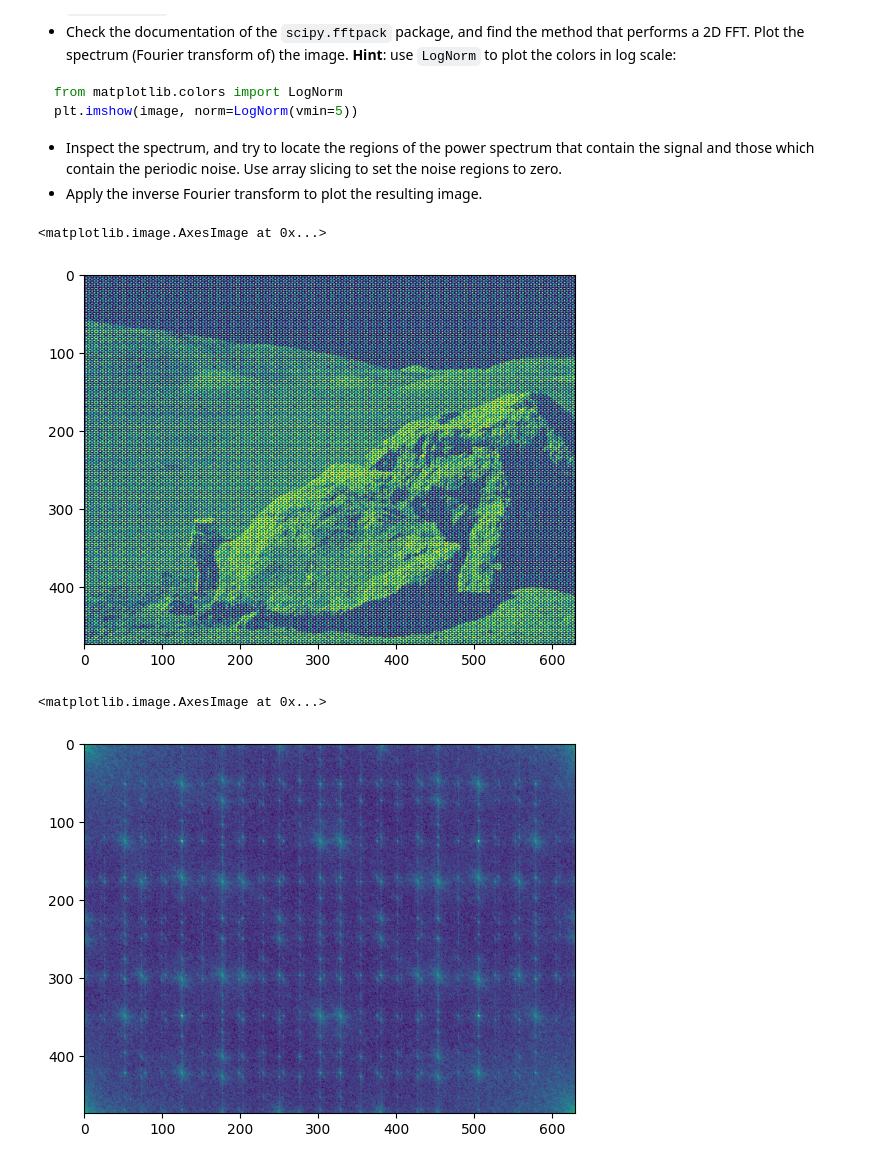
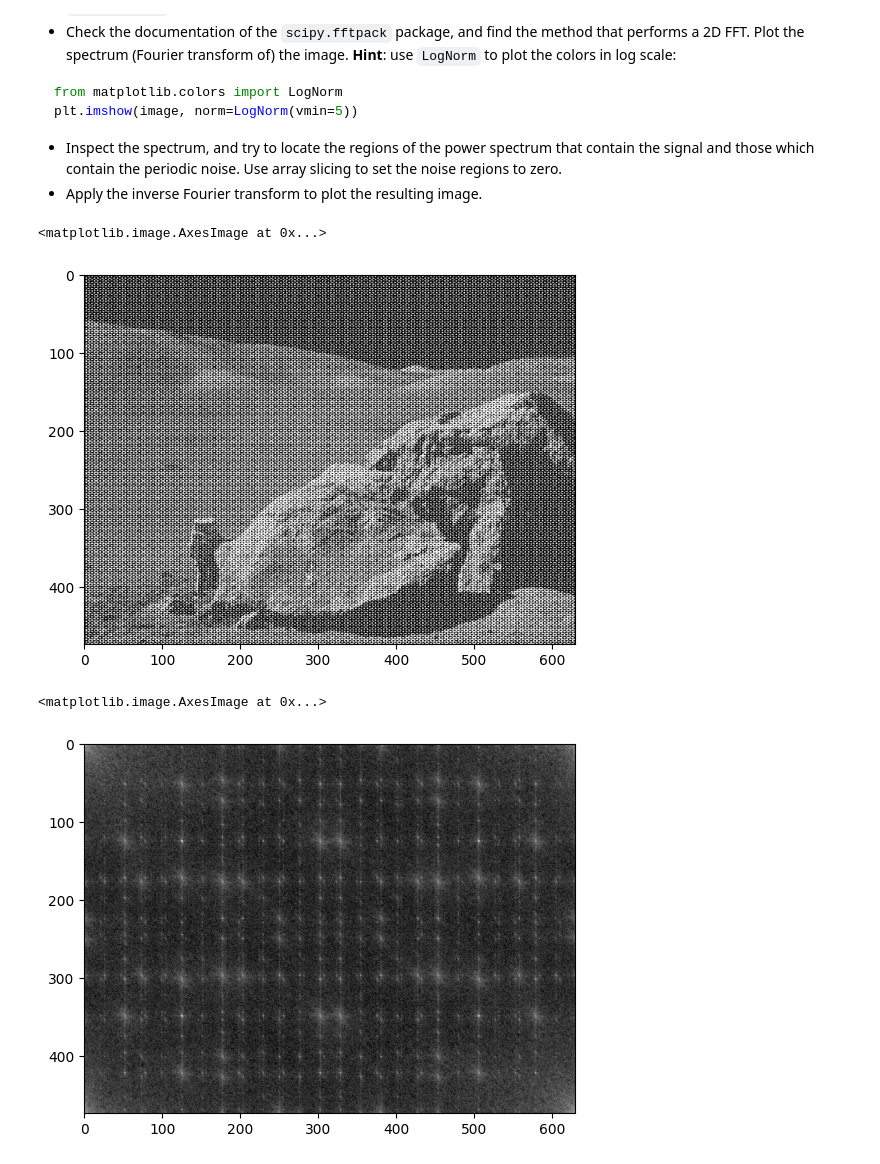
Before and after one commit to cemreaka/ScientificComputingWithPython2022, a Jupyter notebook: 9/09ex_numerical.ipynb, the cells around one changed output. Cells and saved outputs as stored; diff of their text form; code cells hidden in the pictures.

```diff
--- a/9/09ex_numerical.ipynb
+++ b/9/09ex_numerical.ipynb
@@ -87,13 +152,13 @@ plt.imshow(image, norm=LogNorm(vmin=5))
 * Apply the inverse Fourier transform to plot the resulting image.
 # %%
 image = plt.imread("moonlanding.png")
-plt.imshow(image)
+plt.imshow(image, cmap='gray')
 # %% [output]
 <matplotlib.image.AxesImage at 0x...>
-[figure, old version]
+[figure, new version]
 # %%
 image_fft = fftpack.fft2(image)
-plt.imshow(np.abs(image_fft), norm = LogNorm(vmin=5))
+plt.imshow(np.abs(image_fft), norm = LogNorm(vmin=5), cmap='gray')
 # %% [output]
 <matplotlib.image.AxesImage at 0x...>
-[figure, old version]
+[figure, new version]
```
Also changed, not shown: parts of 16 cells of this notebook, 1 other file.
